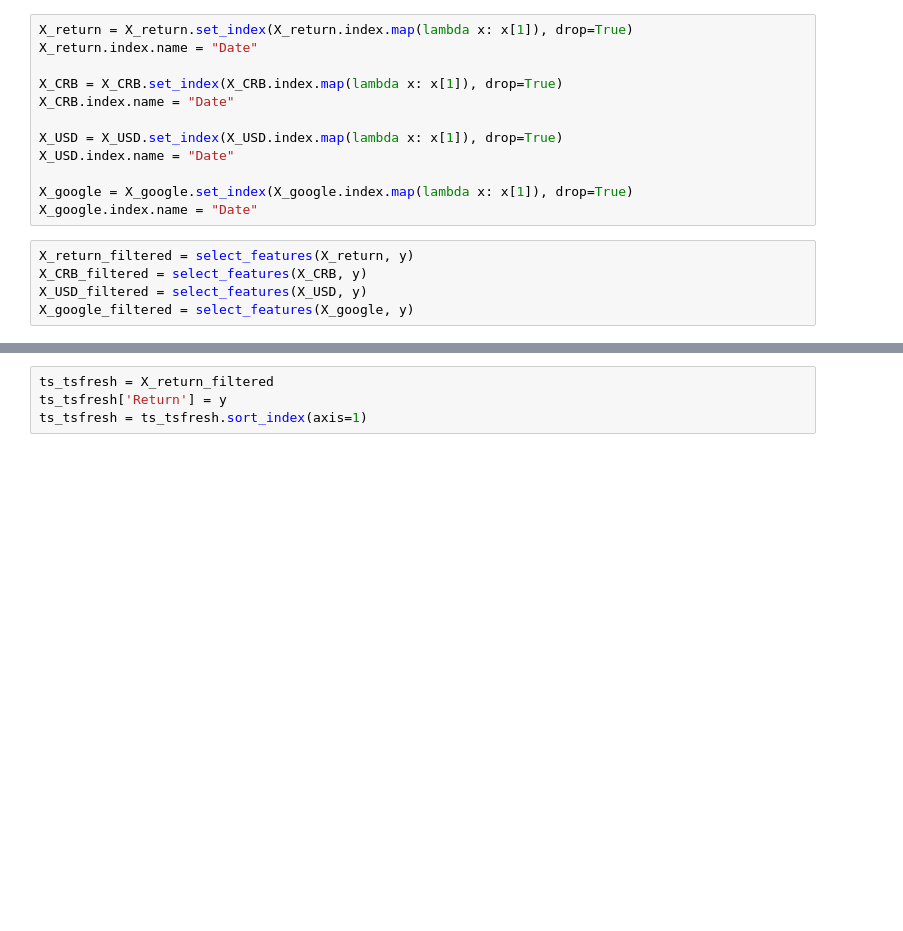
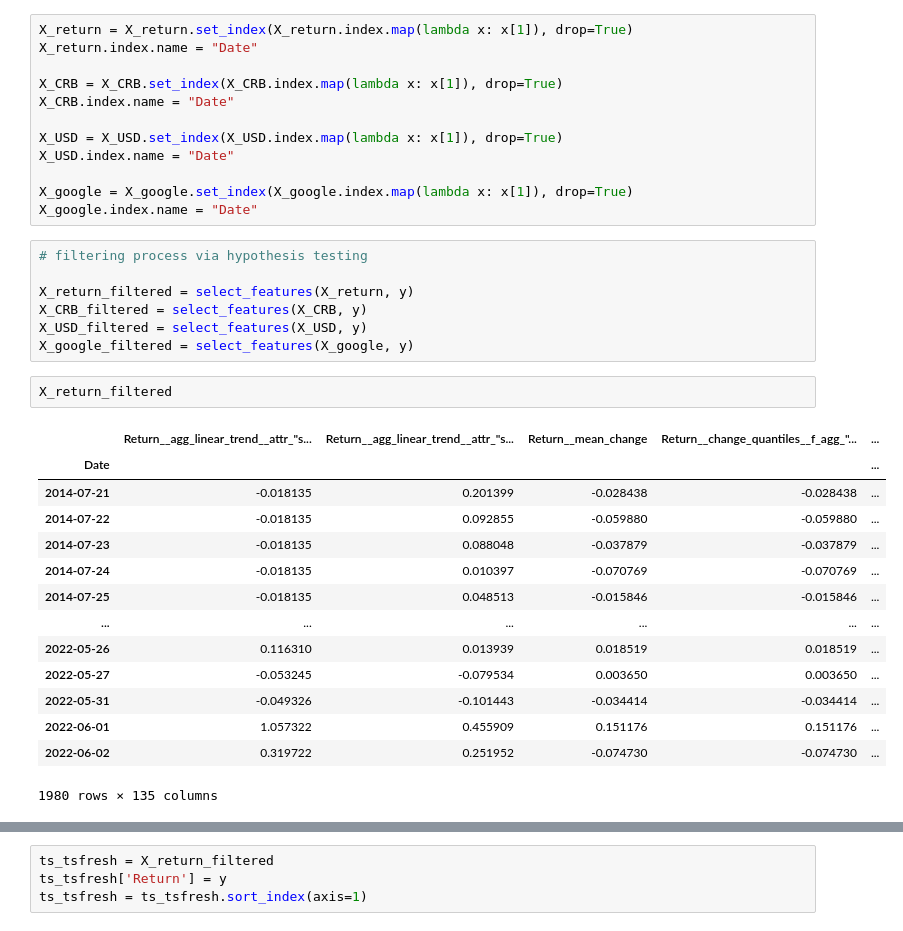
Before and after one commit to joaqsgonzales/tsa_final_project, a Jupyter notebook: Integrating tsFresh with Deep Learning Models.ipynb, the cells around one changed output, grey strips where cells are left out. Drawn from its saved outputs; the diff is of its cells as text; blank space fills up the shorter version.

```diff
--- a/Integrating tsFresh with Deep Learning Models.ipynb
+++ b/Integrating tsFresh with Deep Learning Models.ipynb
@@ -686,7 +781,26 @@ X_USD.index.name = "Date"
 X_google = X_google.set_index(X_google.index.map(lambda x: x[1]), drop=True)
 X_google.index.name = "Date"
 # %%
+# filtering process via hypothesis testing
+
 X_return_filtered = select_features(X_return, y)
 X_CRB_filtered = select_features(X_CRB, y)
 X_USD_filtered = select_features(X_USD, y)
 X_google_filtered = select_features(X_google, y)
+# %%
+X_return_filtered
+# %% [output]
+|  | Return__agg_linear_trend__attr_"s... | Return__agg_linear_trend__attr_"s... | Return__mean_change | Return__change_quantiles__f_agg_"... | ... |
+| Date |  |  |  |  | ... |
+| 2014-07-21 | -0.018135 | 0.201399 | -0.028438 | -0.028438 | ... |
+| 2014-07-22 | -0.018135 | 0.092855 | -0.059880 | -0.059880 | ... |
+| 2014-07-23 | -0.018135 | 0.088048 | -0.037879 | -0.037879 | ... |
+| 2014-07-24 | -0.018135 | 0.010397 | -0.070769 | -0.070769 | ... |
+| 2014-07-25 | -0.018135 | 0.048513 | -0.015846 | -0.015846 | ... |
+| ... | ... | ... | ... | ... | ... |
+| 2022-05-26 | 0.116310 | 0.013939 | 0.018519 | 0.018519 | ... |
+| 2022-05-27 | -0.053245 | -0.079534 | 0.003650 | 0.003650 | ... |
+| 2022-05-31 | -0.049326 | -0.101443 | -0.034414 | -0.034414 | ... |
+| 2022-06-01 | 1.057322 | 0.455909 | 0.151176 | 0.151176 | ... |
+| 2022-06-02 | 0.319722 | 0.251952 | -0.074730 | -0.074730 | ... |
+1980 rows × 135 columns
```
Also changed, not shown: parts of 45 cells of this notebook.
